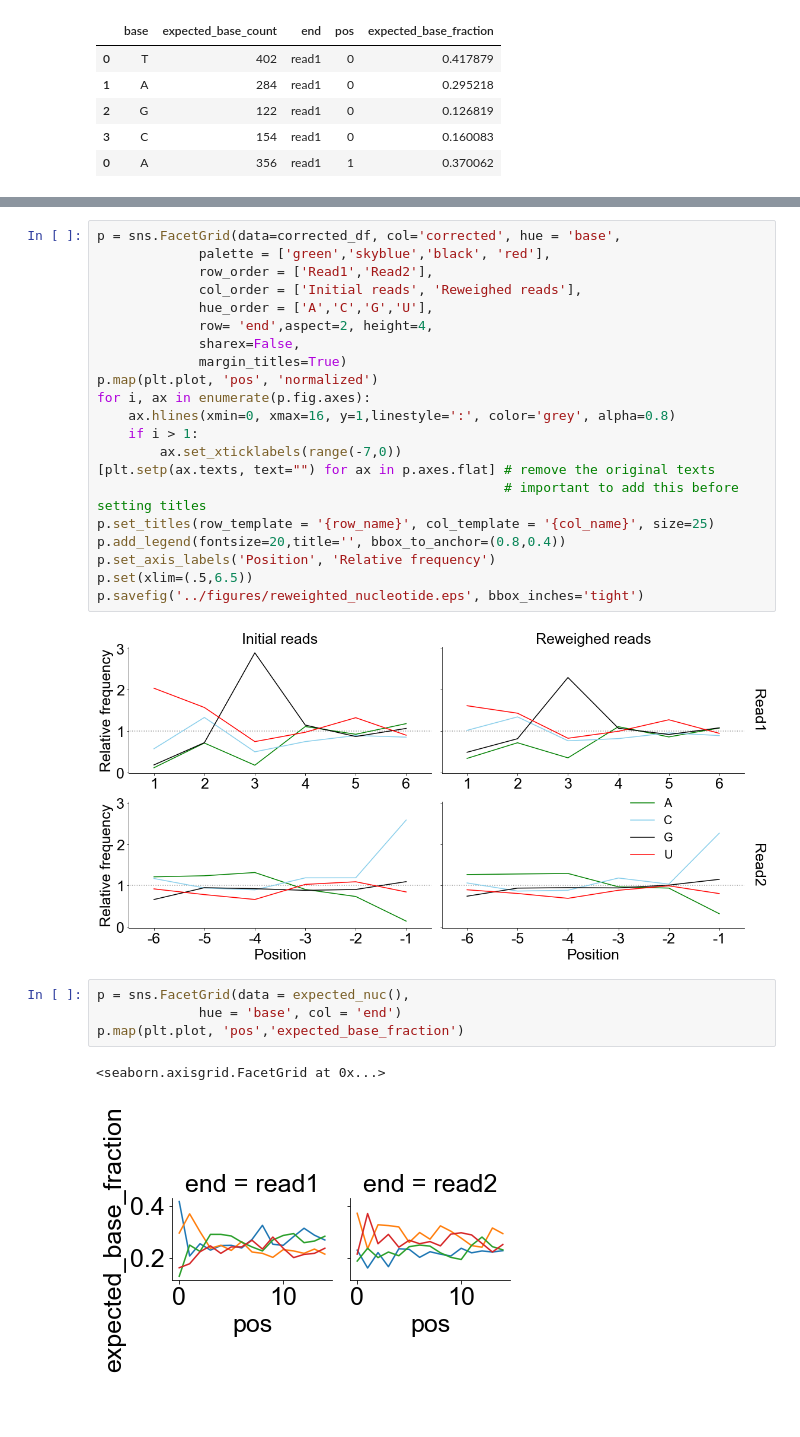
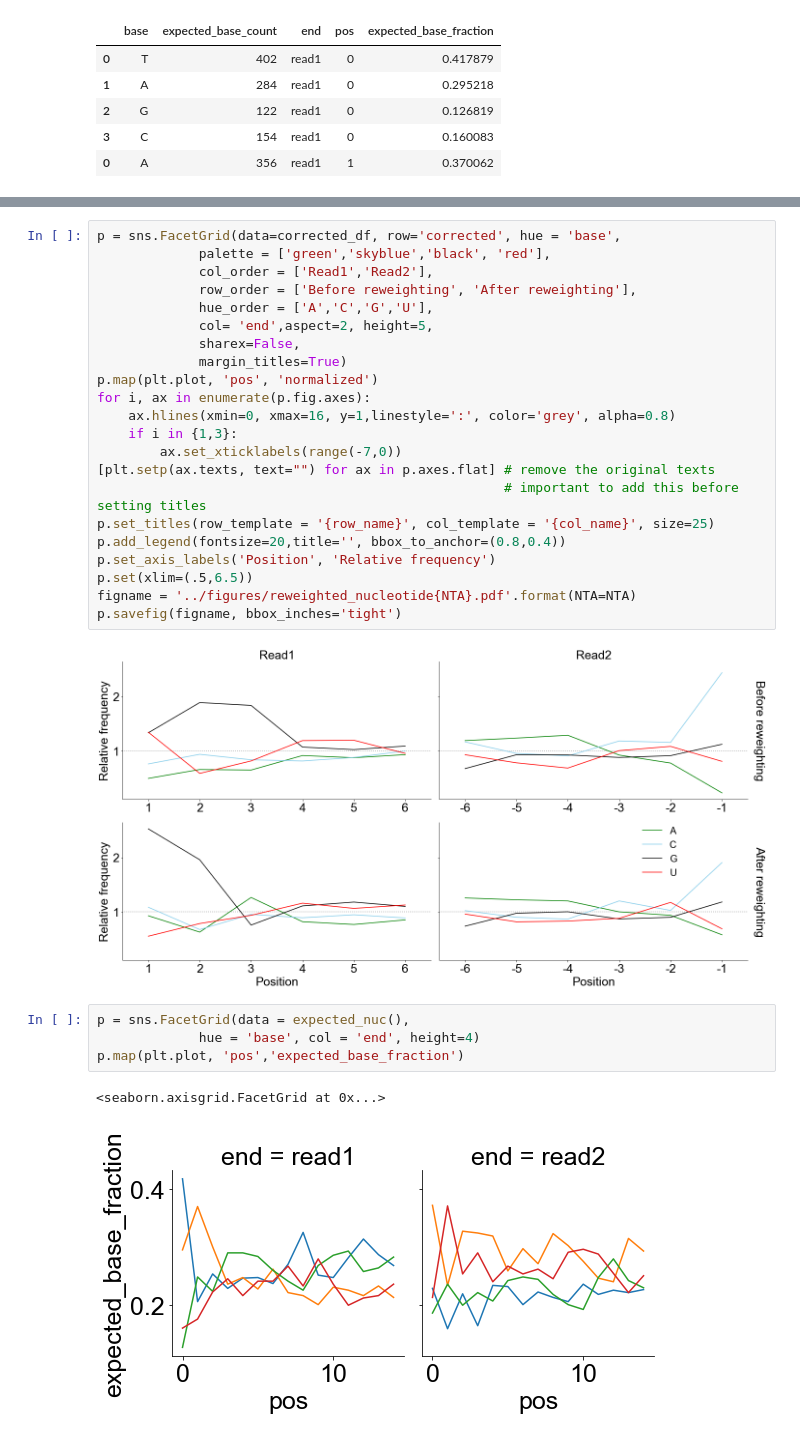
Before and after one commit to wckdouglas/tgirt_smRNA, a Jupyter notebook: scripts/reweighted_reads.ipynb, the cells around one changed output, grey strips where cells are left out. Cells and saved outputs as stored; diff of their text form; blank space fills up the shorter version.

```diff
--- a/scripts/reweighted_reads.ipynb
+++ b/scripts/reweighted_reads.ipynb
@@ -199,16 +208,16 @@ corrected_df.head()
 # %%
-p = sns.FacetGrid(data=corrected_df, col='corrected', hue = 'base',
+p = sns.FacetGrid(data=corrected_df, row='corrected', hue = 'base',
              palette = ['green','skyblue','black', 'red'],
-             row_order = ['Read1','Read2'],
-             col_order = ['Initial reads', 'Reweighed reads'],
+             col_order = ['Read1','Read2'],
+             row_order = ['Before reweighting', 'After reweighting'],
              hue_order = ['A','C','G','U'],
-             row= 'end',aspect=2, height=4,
+             col= 'end',aspect=2, height=5,
              sharex=False,
              margin_titles=True)
 p.map(plt.plot, 'pos', 'normalized')
 for i, ax in enumerate(p.fig.axes):
     ax.hlines(xmin=0, xmax=16, y=1,linestyle=':', color='grey', alpha=0.8)
-    if i > 1:
+    if i in {1,3}:
         ax.set_xticklabels(range(-7,0))
 [plt.setp(ax.texts, text="") for ax in p.axes.flat] # remove the original texts
                                                     # important to add this before setting titles
@@ -216,13 +225,14 @@ p.set_titles(row_template = '{row_name}', col_template = '{col_name}', size=25)
 p.add_legend(fontsize=20,title='', bbox_to_anchor=(0.8,0.4))
 p.set_axis_labels('Position', 'Relative frequency')
 p.set(xlim=(.5,6.5))
-p.savefig('../figures/reweighted_nucleotide.eps', bbox_inches='tight')
+figname = '../figures/reweighted_nucleotide{NTA}.pdf'.format(NTA=NTA)
+p.savefig(figname, bbox_inches='tight')
 # %% [output]
-[figure, old version]
+[figure, new version]
 # %%
 p = sns.FacetGrid(data = expected_nuc(),
-             hue = 'base', col = 'end')
+             hue = 'base', col = 'end', height=4)
 p.map(plt.plot, 'pos','expected_base_fraction')
 # %% [output]
 <seaborn.axisgrid.FacetGrid at 0x...>
-[figure, old version]
+[figure, new version]
```
Also changed, not shown: parts of 6 cells of this notebook, 1 other file.
